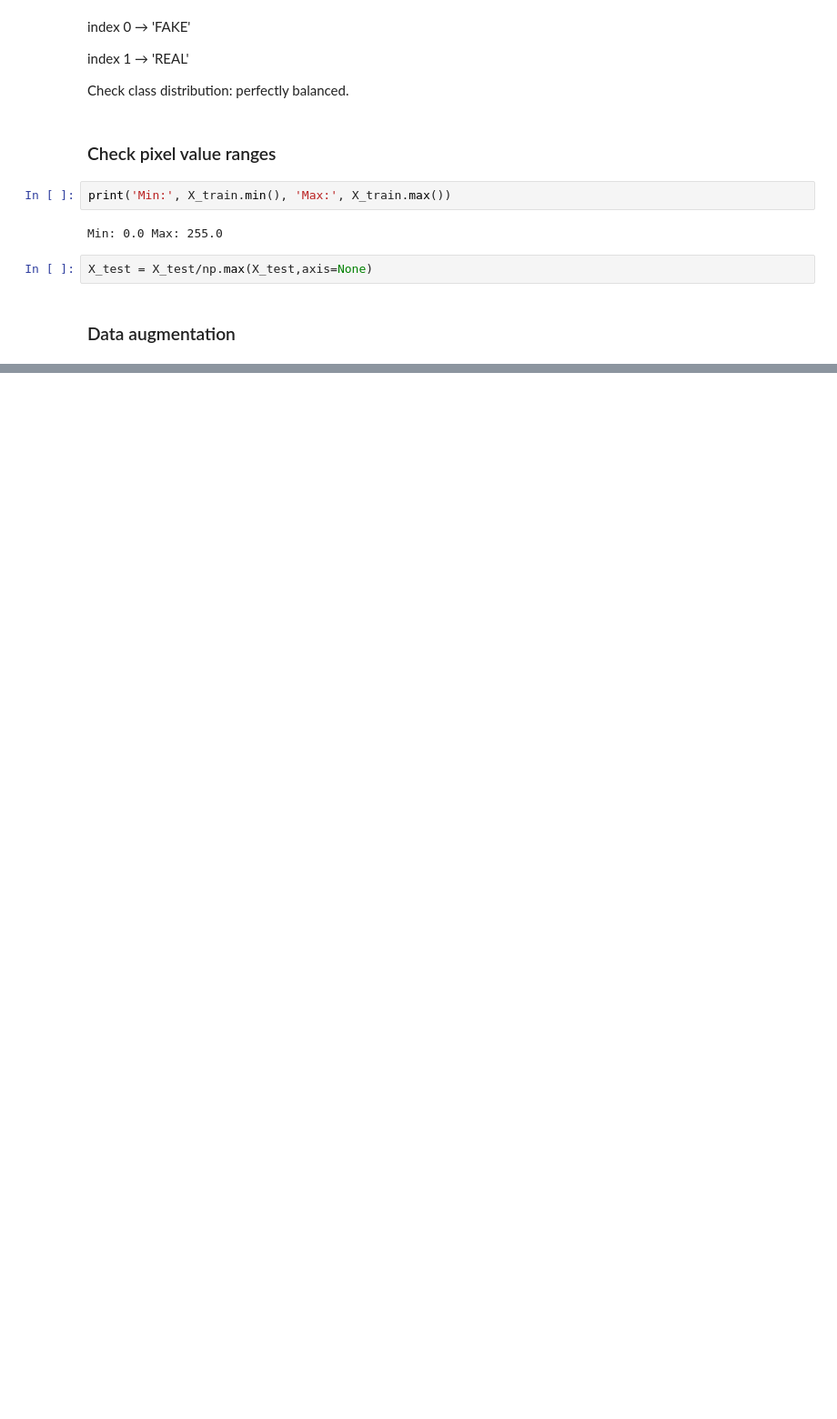
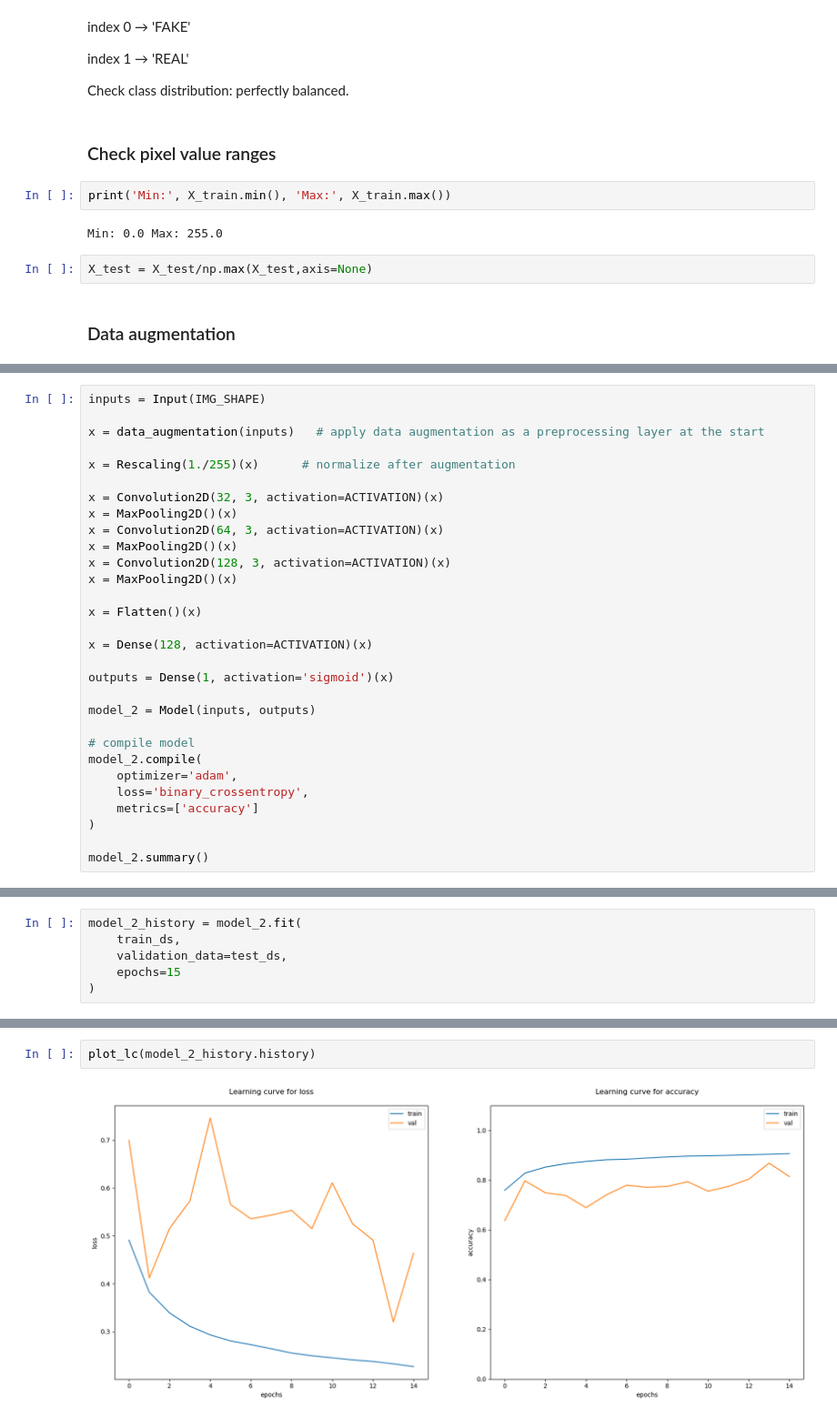
Before and after one commit to elena-if3/Cours_Deep_Learning, a Jupyter notebook: CIFAKE.ipynb, the cells around one changed output, grey strips where cells are left out. Shown at 91% size. Saved outputs shown, nothing was run; the diff lists cells and outputs as text; blank space fills up the shorter version.

```diff
--- a/CIFAKE.ipynb
+++ b/CIFAKE.ipynb
@@ -187,0 +293,30 @@ model = keras.Model(inputs, outputs)
+# %%
+inputs = Input(IMG_SHAPE)
+
+x = data_augmentation(inputs)   # apply data augmentation as a preprocessing layer at the start
+
+x = Rescaling(1./255)(x)      # normalize after augmentation
+
+x = Convolution2D(32, 3, activation=ACTIVATION)(x)
+x = MaxPooling2D()(x)
+x = Convolution2D(64, 3, activation=ACTIVATION)(x)
+x = MaxPooling2D()(x)
+x = Convolution2D(128, 3, activation=ACTIVATION)(x)
+x = MaxPooling2D()(x)
+
+x = Flatten()(x)
+
+x = Dense(128, activation=ACTIVATION)(x)
+
+outputs = Dense(1, activation='sigmoid')(x)
+
+model_2 = Model(inputs, outputs)
+
+# compile model
+model_2.compile(
+    optimizer='adam',
+    loss='binary_crossentropy',
+    metrics=['accuracy']
+)
+
+model_2.summary()
@@ -187,0 +347,6 @@ model = keras.Model(inputs, outputs)
+# %%
+model_2_history = model_2.fit(
+    train_ds,
+    validation_data=test_ds,
+    epochs=15
+)
@@ -187,0 +377,4 @@ model = keras.Model(inputs, outputs)
+# %%
+plot_lc(model_2_history.history)
+# %% [output]
+[figure, added]
```
Also changed, not shown: parts of 31 cells of this notebook.
